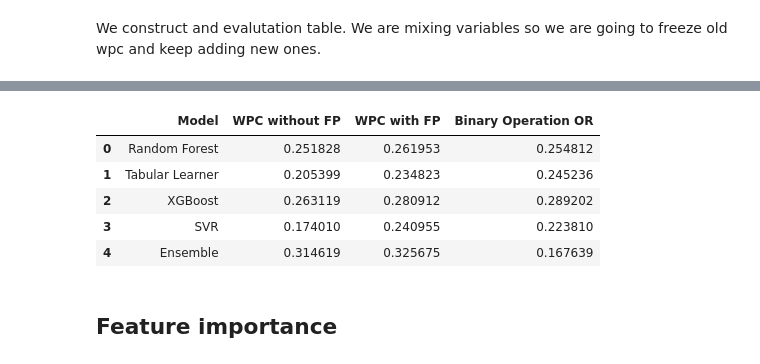
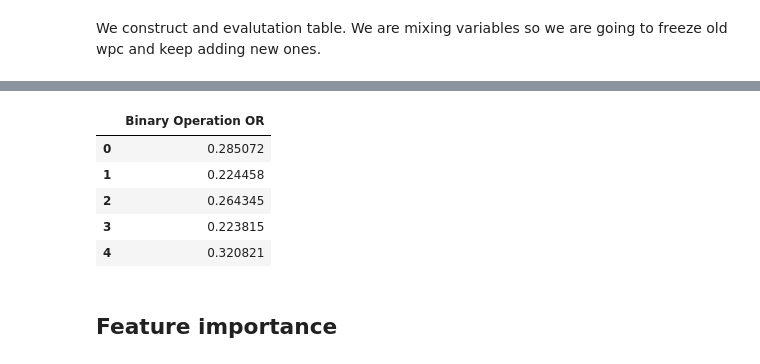
Before and after one commit to edmanft/cat_drug_synergy, a Jupyter notebook: fingerprints_without_training_pipeline.ipynb, the cells around one changed output, grey strips where cells are left out. Cells and saved outputs as stored; diff of their text form; code cells hidden in the pictures.

```diff
--- a/fingerprints_without_training_pipeline.ipynb
+++ b/fingerprints_without_training_pipeline.ipynb
@@ -239,5 +237,6 @@ procs = [Categorify, FillMissing]
 # We shuffle the data
 df_drug_bin = df_drug_bin.sample(frac=1).reset_index(drop=True)
 df_drug_bin.head(10)
+dep_var = "Synergy score"
 # %% [output]
 Values of QA: [1]
@@ -1203,7 +1223,7 @@ procs_nn = [Categorify, FillMissing, Normalize]
 "For some reason the prediction improves when I don't normalize"
 "so I will use procs instead of procs_nn"
 to_nn_bin = TabularPandas(df_bin_nocomb, procs, cat, cont, y_names=dep_var,
-                      splits=splits)
+                      splits=splits_bin)
 dls = to_nn_bin.dataloaders(1024)
 y_bin = to_nn_bin.train.y
 y_bin.min(),y_bin.max()
@@ -1369,0 +1383,11 @@ Binary Operator 0.23336573757336607
+# %%
+"Binary Operator"
+m_xgb = XGBRegressor(n_estimators=200, max_depth=7, eta=0.1,
+                     subsample=0.7, colsample_bytree=0.8, random_state = 42)
+m_xgb.fit(xs_bin, y_bin)
+y_pred_xgb_bin = m_xgb.predict(valid_xs_bin)
+#y_pred_xgb_2 = m_xgb.predict(valid_xs_perm)
+#y_pred_xgb = (y_pred_xgb_1 + y_pred_xgb_2)/2
+
+wpc_xgb_bin = wpc_score(test_df_bin, y_pred_xgb_bin)
+print("Binary Operator", wpc_xgb_bin)
@@ -1504,13 +1546,15 @@ eval_df
 # %%
-eval_df["Binary Operation OR"] = [wpc_rf_bin, wpc_tl_bin, wpc_xgb_bin, wpc_svr_bin, wpc_all_bin]
-eval_df
+eval_df_bin = pd.DataFrame()
+
+eval_df_bin["Binary Operation OR"] = [wpc_rf_bin, wpc_tl_bin, wpc_xgb_bin, wpc_svr_bin, wpc_all_bin]
+eval_df_bin
 # %% [output]
-|  | Model | WPC without FP | WPC with FP | Binary Operation OR |
-| 0 | Random Forest | 0.251828 | 0.261953 | 0.254812 |
-| 1 | Tabular Learner | 0.205399 | 0.234823 | 0.245236 |
-| 2 | XGBoost | 0.263119 | 0.280912 | 0.289202 |
-| 3 | SVR | 0.174010 | 0.240955 | 0.223810 |
-| 4 | Ensemble | 0.314619 | 0.325675 | 0.167639 |
+|  | Binary Operation OR |
+| 0 | 0.285072 |
+| 1 | 0.224458 |
+| 2 | 0.264345 |
+| 3 | 0.223815 |
+| 4 | 0.320821 |
 # %% [markdown]
 ## Feature importance
 # %%
```
Also changed, not shown: parts of 27 cells of this notebook.
